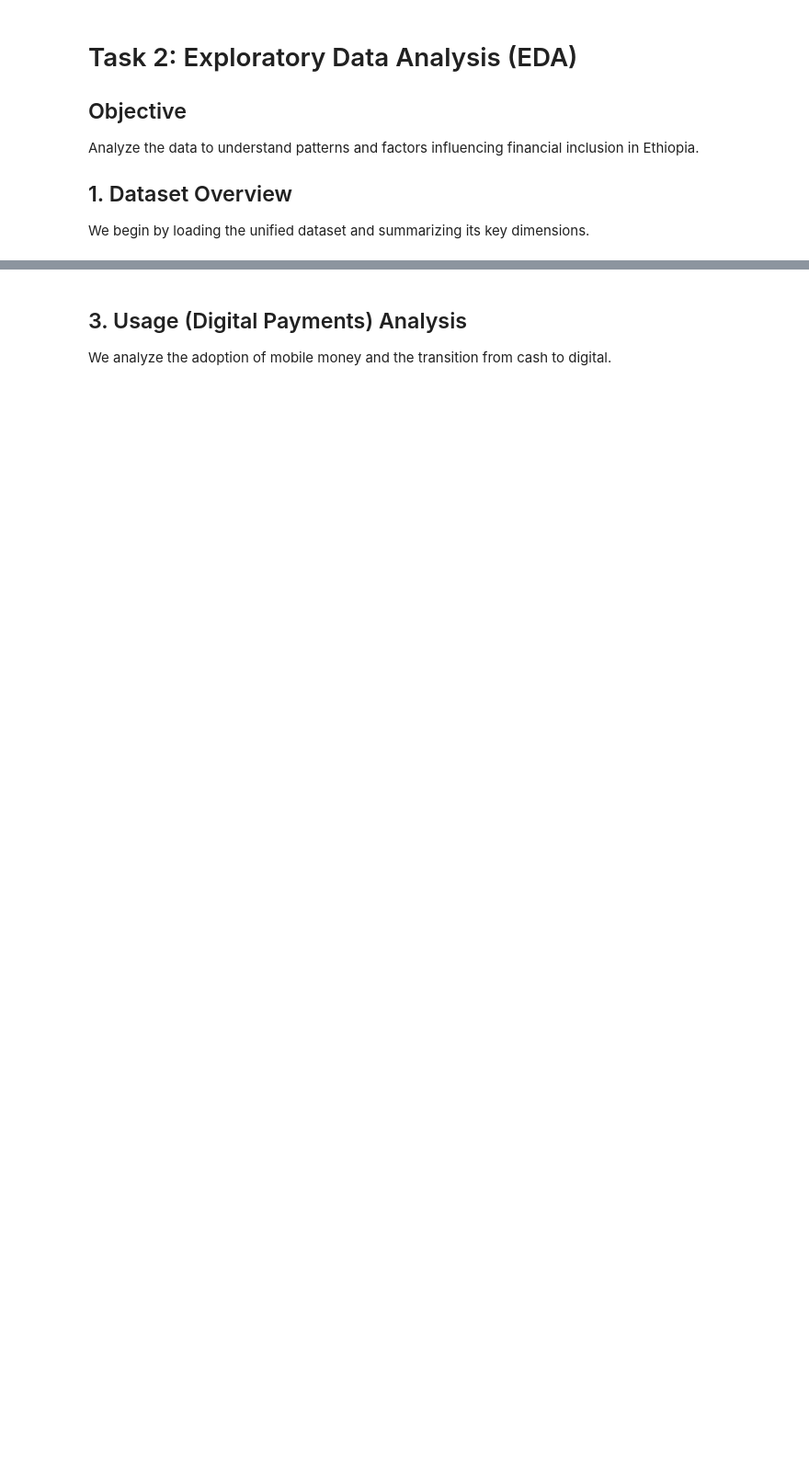
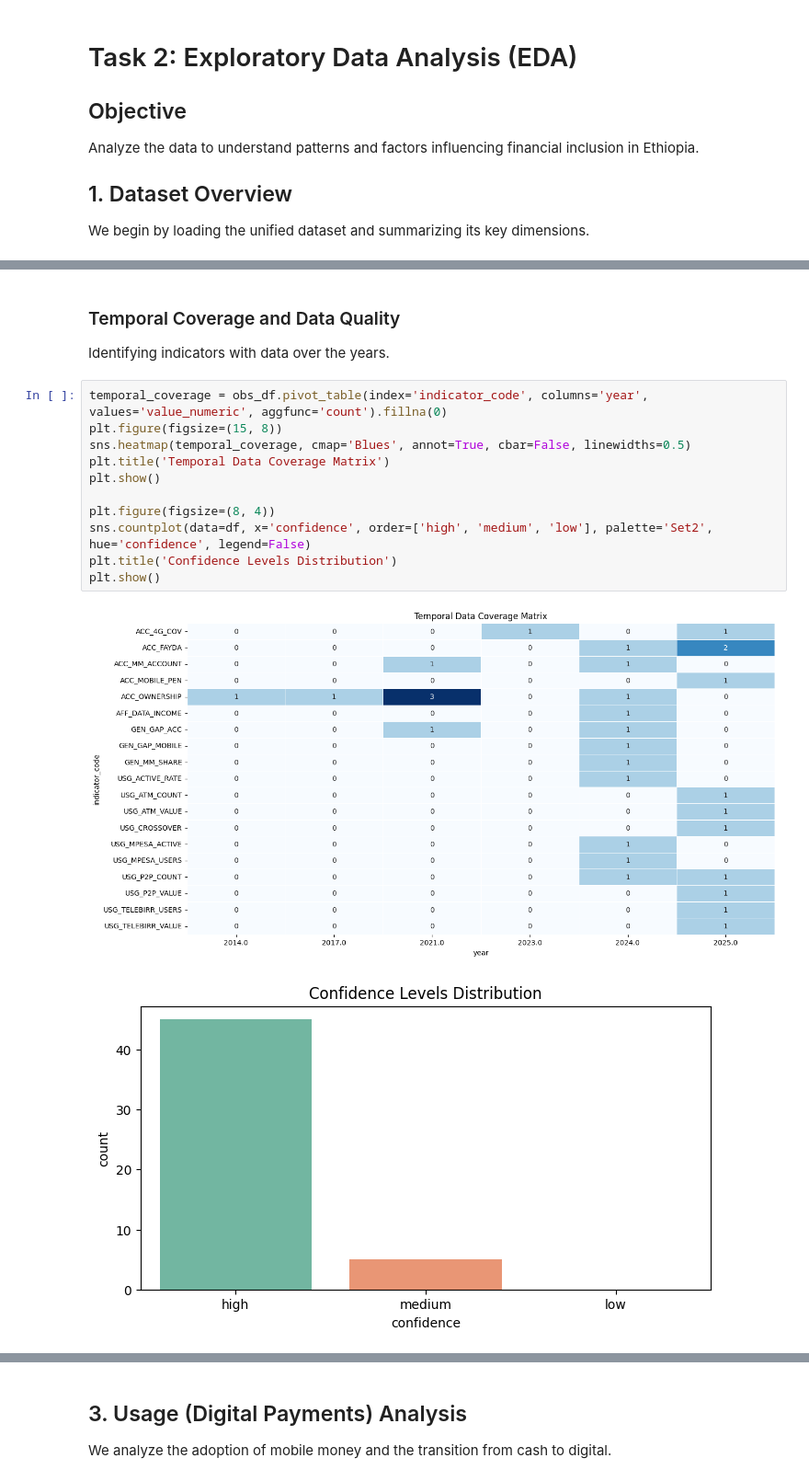
Before and after one commit to Leul4ever/Ethio-Finance-forecast, a Jupyter notebook: notebooks/task_2_eda.ipynb, the cells around one changed output, grey strips where cells are left out. Shown at 92% size. Cells and saved outputs as stored; diff of their text form; blank space fills up the shorter version.

```diff
--- a/notebooks/task_2_eda.ipynb
+++ b/notebooks/task_2_eda.ipynb
@@ -45,0 +59,17 @@ A significant gap remains, with male ownership consistently leads female ownersh
+# %% [markdown]
+### Temporal Coverage and Data Quality
+Identifying indicators with data over the years.
+# %%
+temporal_coverage = obs_df.pivot_table(index='indicator_code', columns='year', values='value_numeric', aggfunc='count').fillna(0)
+plt.figure(figsize=(15, 8))
+sns.heatmap(temporal_coverage, cmap='Blues', annot=True, cbar=False, linewidths=0.5)
+plt.title('Temporal Data Coverage Matrix')
+plt.show()
+
+plt.figure(figsize=(8, 4))
+sns.countplot(data=df, x='confidence', order=['high', 'medium', 'low'], palette='Set2', hue='confidence', legend=False)
+plt.title('Confidence Levels Distribution')
+plt.show()
+# %% [output]
+[figure, added]
+[figure, added]
```
Also changed, not shown: parts of 16 cells of this notebook, 6 other files.
